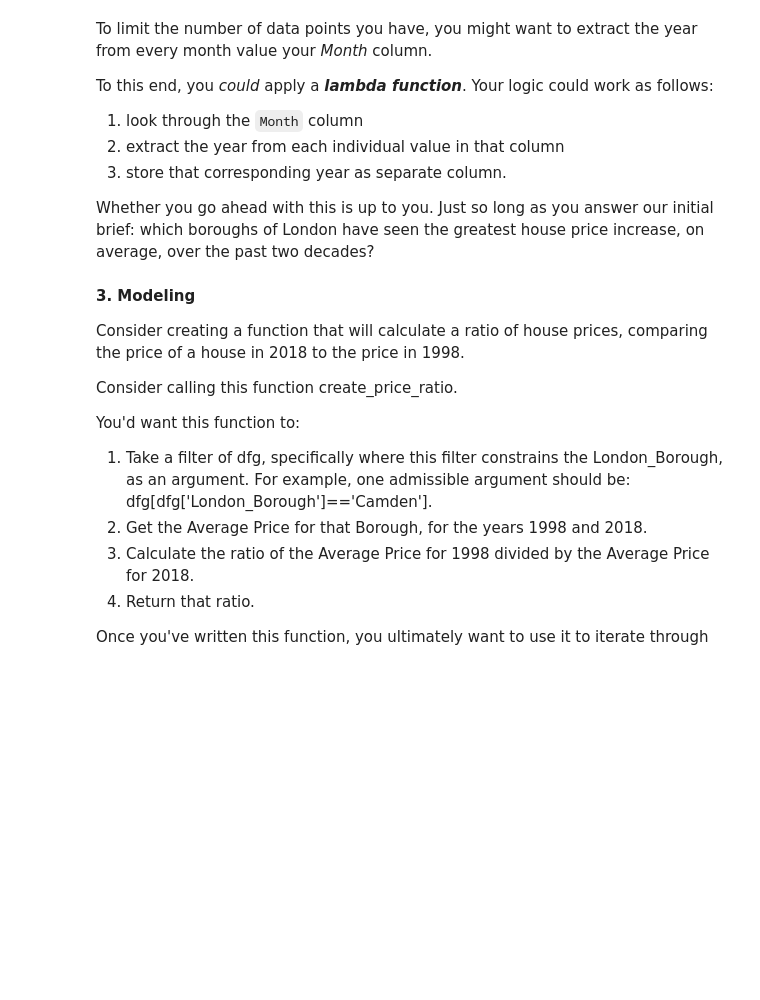
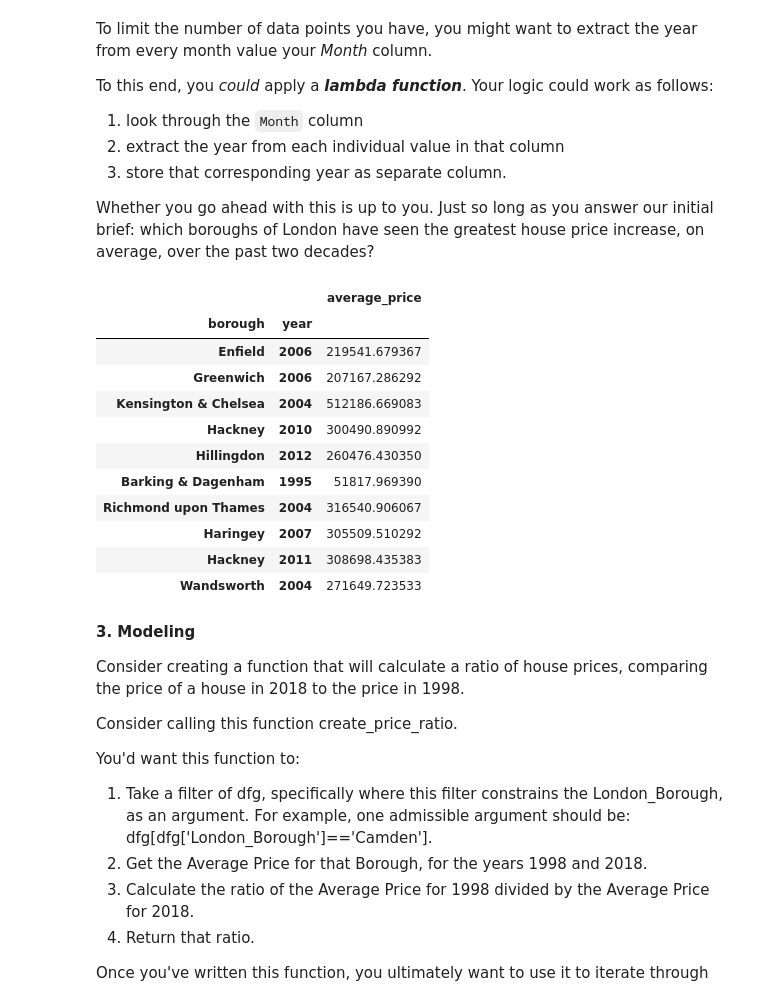
Before and after one commit to msc2106/springboard-data-science, a Jupyter notebook: Unit 4 Challenge - Tier 3.ipynb, the cells around one changed output. Saved outputs shown, nothing was run; the diff lists cells and outputs as text; code cells hidden in the pictures; blank space fills up the shorter version.

```diff
--- a/Unit 4 Challenge - Tier 3.ipynb
+++ b/Unit 4 Challenge - Tier 3.ipynb
@@ -181,6 +264,30 @@ To this end, you *could* apply a ***lambda function***. Your logic could work as
 3. store that corresponding year as separate column.
 
 Whether you go ahead with this is up to you. Just so long as you answer our initial brief: which boroughs of London have seen the greatest house price increase, on average, over the past two decades?
+# %%
+# taking the annual averages
+london_properties_annual = london_properties_tall.reset_index()
+london_properties_annual['year'] = london_properties_annual['date'].dt.year
+london_properties_annual = (
+    london_properties_annual
+    [['year', 'borough', 'average_price']]
+    .groupby(['borough', 'year'])
+    .mean()
+)
+london_properties_annual.sample(10)
+# %% [output]
+|  |  | average_price |
+| borough | year |  |
+| Enfield | 2006 | 219541.679367 |
+| Greenwich | 2006 | 207167.286292 |
+| Kensington & Chelsea | 2004 | 512186.669083 |
+| Hackney | 2010 | 300490.890992 |
+| Hillingdon | 2012 | 260476.430350 |
+| Barking & Dagenham | 1995 | 51817.969390 |
+| Richmond upon Thames | 2004 | 316540.906067 |
+| Haringey | 2007 | 305509.510292 |
+| Hackney | 2011 | 308698.435383 |
+| Wandsworth | 2004 | 271649.723533 |
 # %% [markdown]
 **3. Modeling**
 
```
Also changed, not shown: parts of 8 cells of this notebook.
